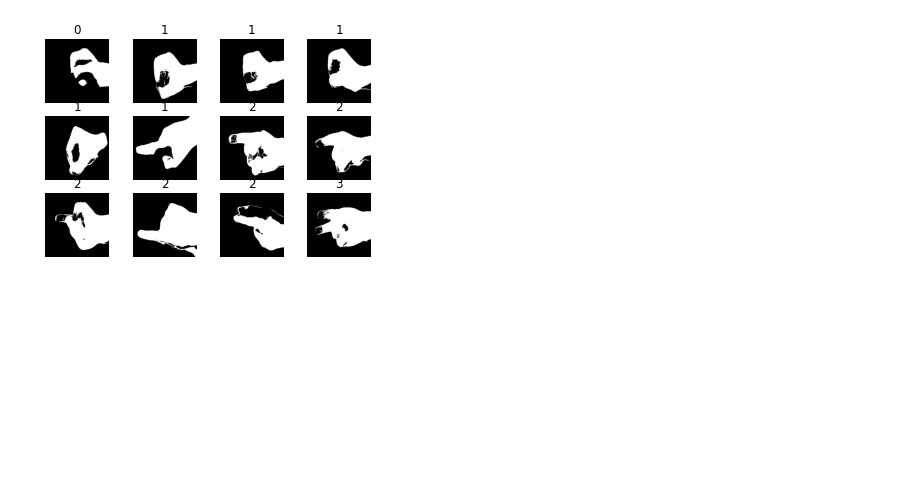
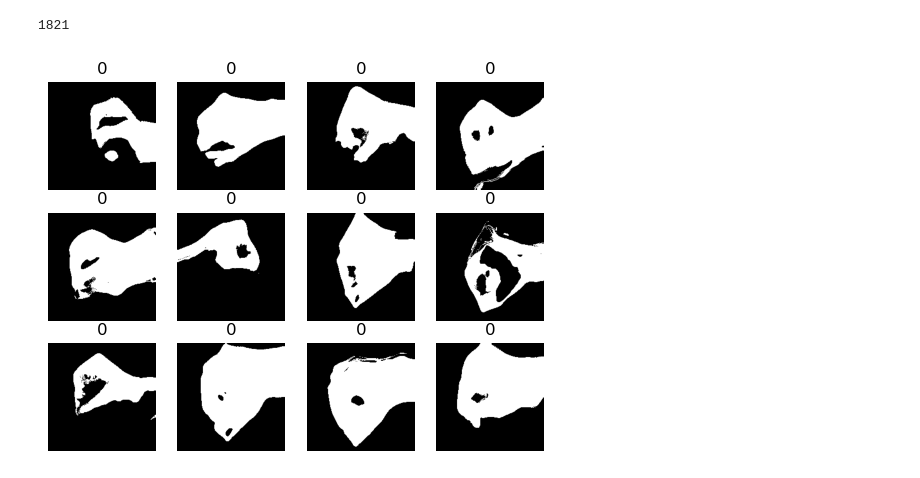
Before and after one commit to Omar-Al-Sharif/Sign-Language-Recognition, a Jupyter notebook: PreProcess.ipynb, the cells around one changed output. Drawn from its saved outputs; the diff is of its cells as text; code cells hidden in the pictures; blank space fills up the shorter version.

```diff
--- a/PreProcess.ipynb
+++ b/PreProcess.ipynb
@@ -93,3 +52,11 @@ y_train [0 0 0 0 0 0 0 0 0 0 1 1 1 1 1 1 1 1 1 1 2 2 2 2 2 2 2 2 2 2 3 3 3 3 3 3
+# %%
+X_train, y_train = load_data('Dataset_0-5/')
+print(len(y_train))
+# sorted_indices = np.argsort(y_train)
+# X_train = X_train[sorted_indices]
+# y_train=np.asarray(sorted(y_train))
+# %% [output]
+1821
 # %%
 def remove_shadows(image):
     # convert to LAB color space
@@ -144,12 +109,12 @@ def preprocess_images_blurred(images):
 # %%
-X_train_processed = preprocess_images(X_train)
+X_train_processed = preprocess_images_thresh(X_train)
 for i in range(0, 12):
     plt.subplot(3,4,i+1)
     plt.imshow(X_train_processed[i], cmap='gray')
     plt.title(y_train[i+33])
     plt.axis('off')
 # %% [output]
-[figure, old version]
+[figure, new version]
 # %%
 for i in range(0, 12):
     plt.subplot(3,4,i+1)
```
Also changed, not shown: parts of 8 cells of this notebook, 1 other file.
